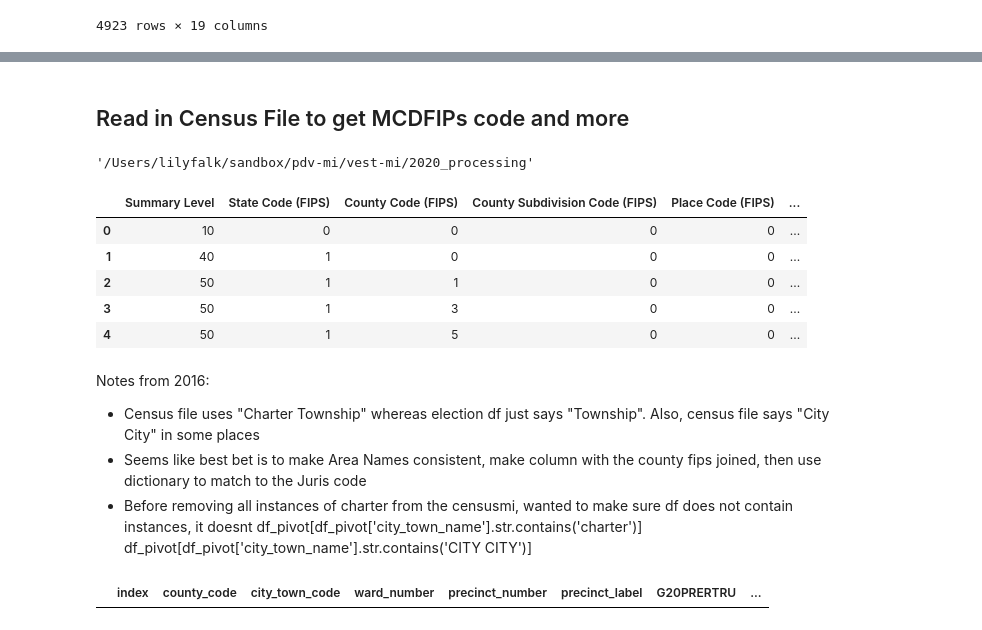
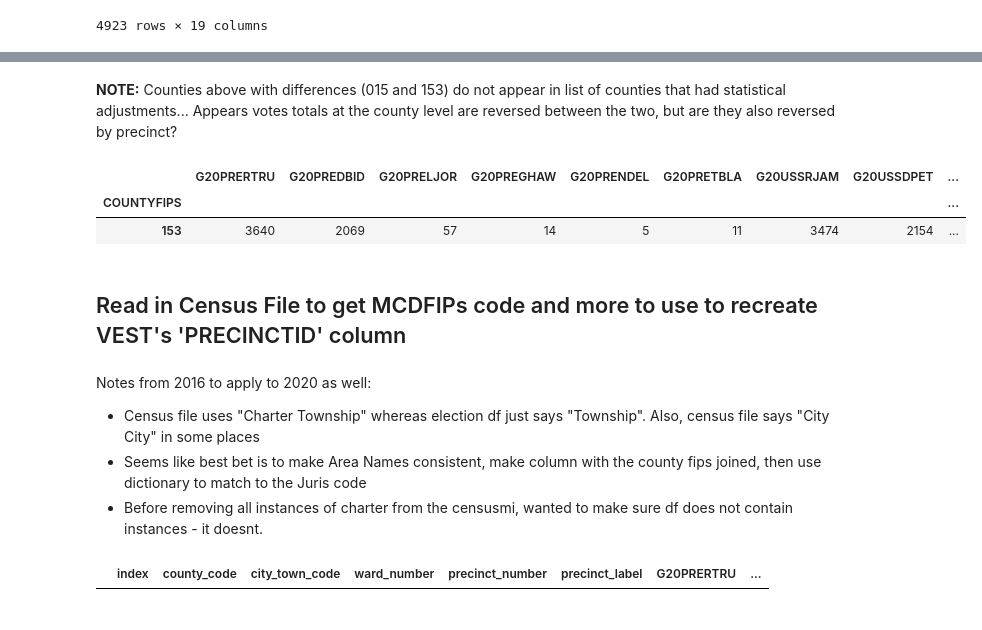
Before and after one commit to nonpartisan-redistricting-datahub/pdv-mi, a Jupyter notebook: vest-mi-2020/vest_mi_2020.ipynb, the cells around one changed output, grey strips where cells are left out. Drawn from its saved outputs; the diff is of its cells as text; code cells hidden in the pictures.

```diff
--- a/vest-mi-2020/vest_mi_2020.ipynb
+++ b/vest-mi-2020/vest_mi_2020.ipynb
@@ -379,2 +247,0 @@ len(set(gdfv.cousubname.str.lower()) - set(df_pivot.city_town_name.str.lower()))
-# %%
-gdfv['idtest1'] = (gdfv['COUNTYFIPS']+gdfv['cousubname'].str.lower()+gdfv['PRECINCTID'].str.slice(start = 13))
@@ -395,29 +274,23 @@ Still have the issue of vote totals not matching by column or county. How to acc
+# %% [markdown]
+**NOTE:** Counties above with differences (015 and 153) do not appear in list of counties that had statistical adjustments... Appears votes totals at the county level are reversed between the two, but are they also reversed by precinct?
+# %%
+gdfv[(gdfv.COUNTYFIPS == '153')].groupby('COUNTYFIPS').sum()
+# %% [output]
+|  | G20PRERTRU | G20PREDBID | G20PRELJOR | G20PREGHAW | G20PRENDEL | G20PRETBLA | G20USSRJAM | G20USSDPET | ... |
+| COUNTYFIPS |  |  |  |  |  |  |  |  | ... |
+| 153 | 3640 | 2069 | 57 | 14 | 5 | 11 | 3474 | 2154 | ... |
 # %% [markdown]
-## Read in Census File to get MCDFIPs code and more
+## Read in Census File to get MCDFIPs code and more to use to recreate VEST's 'PRECINCTID' column
-# %%
-pwd
-# %% [output]
-'/Users/lilyfalk/sandbox/pdv-mi/vest-mi/2020_processing'
-# %%
-census.head()
-# %% [output]
-|  | Summary Level | State Code (FIPS) | County Code (FIPS) | County Subdivision Code (FIPS) | Place Code (FIPS) | ... |
-| 0 | 10 | 0 | 0 | 0 | 0 | ... |
-| 1 | 40 | 1 | 0 | 0 | 0 | ... |
-| 2 | 50 | 1 | 1 | 0 | 0 | ... |
-| 3 | 50 | 1 | 3 | 0 | 0 | ... |
-| 4 | 50 | 1 | 5 | 0 | 0 | ... |
 # %%
 census = pd.read_csv('./raw_from_source/all-geocodes-v2020.csv')
 censusmi = census[census['State Code (FIPS)'] == 26]
 #After `Place Code` != 0, repeat values, so want to filter that out. Then see that # unique values = 1520 for County Sub, indicating same as `Juris` in `shp`
 censusmi = censusmi[(censusmi['Place Code (FIPS)'] == 0) & (censusmi['County Subdivision Code (FIPS)'] != 0)]
 # %% [markdown]
-Notes from 2016:
+Notes from 2016 to apply to 2020 as well:
 - Census file uses "Charter Township" whereas election df just says "Township". Also, census file says "City City" in some places
 - Seems like best bet is to make Area Names consistent, make column with the county fips joined, then use dictionary to match to the Juris code
-- Before removing all instances of charter from the censusmi, wanted to make sure df does not contain instances, it doesnt df_pivot[df_pivot['city_town_name'].str.contains('charter')]
-df_pivot[df_pivot['city_town_name'].str.contains('CITY CITY')]
+- Before removing all instances of charter from the censusmi, wanted to make sure df does not contain instances - it doesnt.
 # %%
 df_pivot[df_pivot['city_town_name'].str.contains('charter')]
 # %% [output]
```
Also changed, not shown: parts of 65 cells of this notebook.
